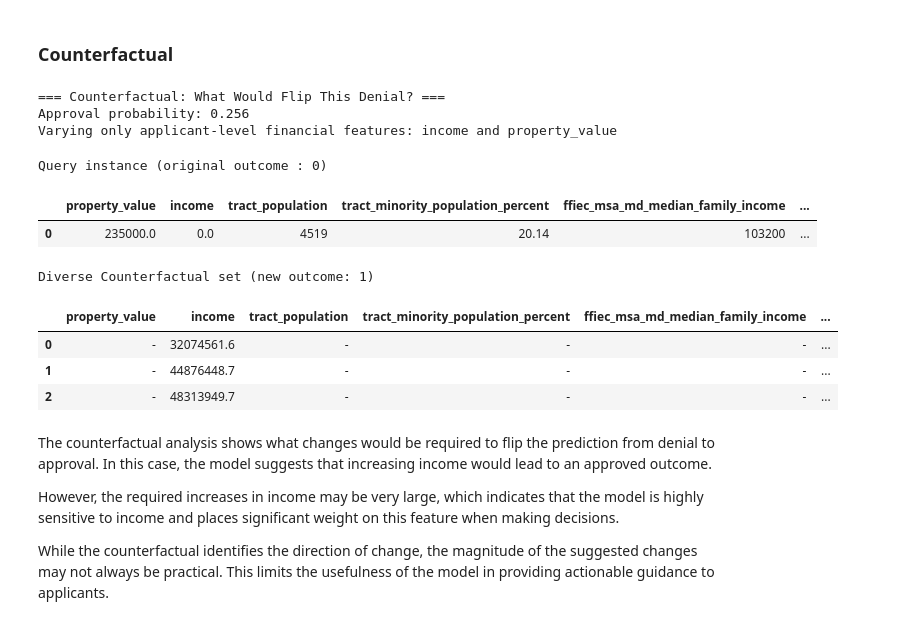
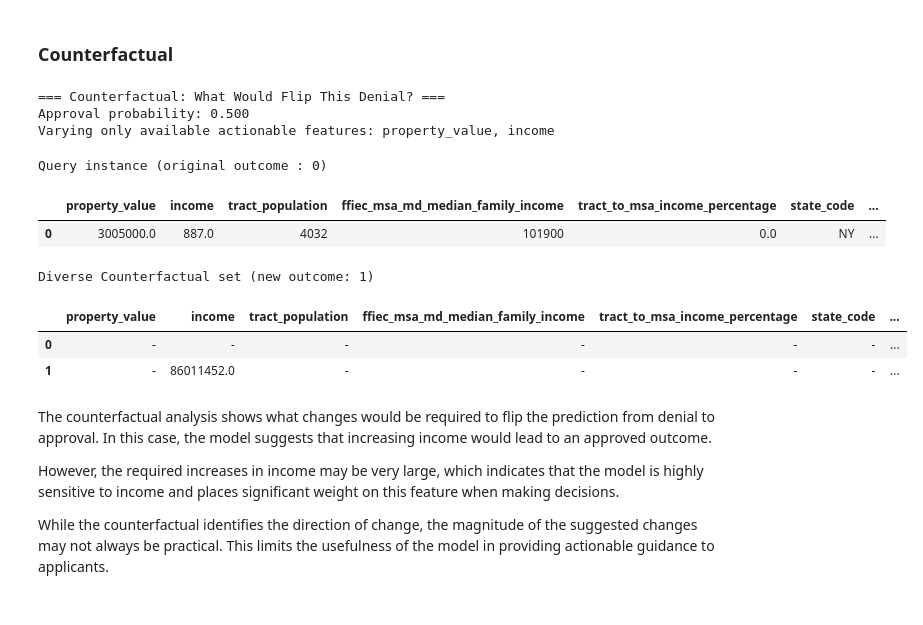
Before and after one commit to 96195hsu-create/Responsible_ML_Capstone, a Jupyter notebook: hmda_responsible_ml_capstone.ipynb, the cells around one changed output. Cells and saved outputs as stored; diff of their text form; code cells hidden in the pictures.

```diff
--- a/hmda_responsible_ml_capstone.ipynb
+++ b/hmda_responsible_ml_capstone.ipynb
@@ -325,7 +321,6 @@ numeric_features = [
     "property_value",
     "income",
     "tract_population",
-    "tract_minority_population_percent",
     "ffiec_msa_md_median_family_income",
     "tract_to_msa_income_percentage",
 ]
@@ -337,7 +332,6 @@ categorical_features = [
     "loan_purpose",
     "lien_status",
     "occupancy_type",
-    "applicant_age",
 ]
 
 # Exclude protected attributes from training while keeping them for fairness checks.
@@ -816,14 +817,14 @@ Overall, the model is primarily driven by financial and loan-related features, b
 ### Local explanation (waterfall)
 # %%
 # Select a denied application that the model also predicts as denied.
-denied_positions = np.where((y_test.values == 0) & (y_pred == 0))[0]
+denied_positions = np.where((y_test.values == 0) & (y_pred_xgb == 0))[0]
 denied_idx = denied_positions[0]
 
 # Summarize the selected case before plotting the local explanation.
 denied_case_summary = pd.Series({
     "actual_label": y_test.iloc[denied_idx],
-    "predicted_label": y_pred[denied_idx],
-    "approval_probability": y_score[denied_idx],
+    "predicted_label": y_pred_xgb[denied_idx],
+    "approval_probability": y_score_xgb[denied_idx],
 }).to_frame("value")
 
 display(denied_case_summary)
@@ -870,53 +871,59 @@ Overall, the decision is driven by the combined effect of multiple features, wit
 import dice_ml
 from dice_ml import Dice
 
 # Restrict counterfactual changes to actionable applicant-level financial features.
 ACTIONABLE_FEATURES = ["property_value", "income"]
+
+# Keep only actionable features that still exist after feature-selection changes.
+ACTIONABLE_FEATURES = [feature for feature in ACTIONABLE_FEATURES if feature in X_train.columns]
+if not ACTIONABLE_FEATURES:
+    raise ValueError("No actionable counterfactual features remain in the current feature set.")
 
 # Build the DiCE training frame with the binary outcome.
 train_for_dice = X_train.copy()
 train_for_dice["action_taken_binary"] = y_train.values
 
 # Register the data and fitted model for counterfactual generation.
 dice_data = dice_ml.Data(
     dataframe=train_for_dice,
     continuous_features=ACTIONABLE_FEATURES,
     outcome_name="action_taken_binary",
 )
 
 dice_model_obj = dice_ml.Model(
-    model=model,
+    model=xgb_pipeline,
     backend="sklearn",
     model_type="classifier",
 )
 
 exp_dice = Dice(dice_data, dice_model_obj, method="random")
 
 print("=== Counterfactual: What Would Flip This Denial? ===")
-print(f"Approval probability: {y_score[denied_idx]:.3f}")
-print("Varying only applicant-level financial features: income and property_value")
+print(f"Approval probability: {y_score_xgb[denied_idx]:.3f}")
+print(f"Varying only available actionable features: {', '.join(ACTIONABLE_FEATURES)}")
 
-# Generate a small set of counterfactual alternatives for the denied case.
-cf_result = exp_dice.generate_counterfactuals(
-    X_test.iloc[[denied_idx]],
-    total_CFs=3,
-    desired_class="opposite",
-    features_to_vary=ACTIONABLE_FEATURES,
-)
-
-cf_result.visualize_as_dataframe(show_only_changes=True)
+# Try to generate counterfactuals, but do not fail the notebook if none are found.
+try:
+    cf_result = exp_dice.generate_counterfactuals(
+        X_test.iloc[[denied_idx]],
+        total_CFs=3,
+        desired_class="opposite",
+        features_to_vary=ACTIONABLE_FEATURES,
+    )
+    cf_result.visualize_as_dataframe(show_only_changes=True)
+except Exception as e:
+    print(f"Counterfactual generation was skipped: {e}")
 # %% [output]
 === Counterfactual: What Would Flip This Denial? ===
-Approval probability: 0.256
-Varying only applicant-level financial features: income and property_value
+Approval probability: 0.500
+Varying only available actionable features: property_value, income
 Query instance (original outcome : 0)
-|  | property_value | income | tract_population | tract_minority_population_percent | ffiec_msa_md_median_family_income | ... |
-| 0 | 235000.0 | 0.0 | 4519 | 20.14 | 103200 | ... |
+|  | property_value | income | tract_population | ffiec_msa_md_median_family_income | tract_to_msa_income_percentage | state_code | ... |
+| 0 | 3005000.0 | 887.0 | 4032 | 101900 | 0.0 | NY | ... |
 Diverse Counterfactual set (new outcome: 1)
-|  | property_value | income | tract_population | tract_minority_population_percent | ffiec_msa_md_median_family_income | ... |
-| 0 | - | 32074561.6 | - | - | - | ... |
-| 1 | - | 44876448.7 | - | - | - | ... |
-| 2 | - | 48313949.7 | - | - | - | ... |
+|  | property_value | income | tract_population | ffiec_msa_md_median_family_income | tract_to_msa_income_percentage | state_code | ... |
+| 0 | - | - | - | - | - | - | ... |
+| 1 | - | 86011452.0 | - | - | - | - | ... |
 # %% [markdown]
 The counterfactual analysis shows what changes would be required to flip the prediction from denial to approval. In this case, the model suggests that increasing income would lead to an approved outcome.
 
```
Also changed, not shown: parts of 37 cells of this notebook, 1 other file.
